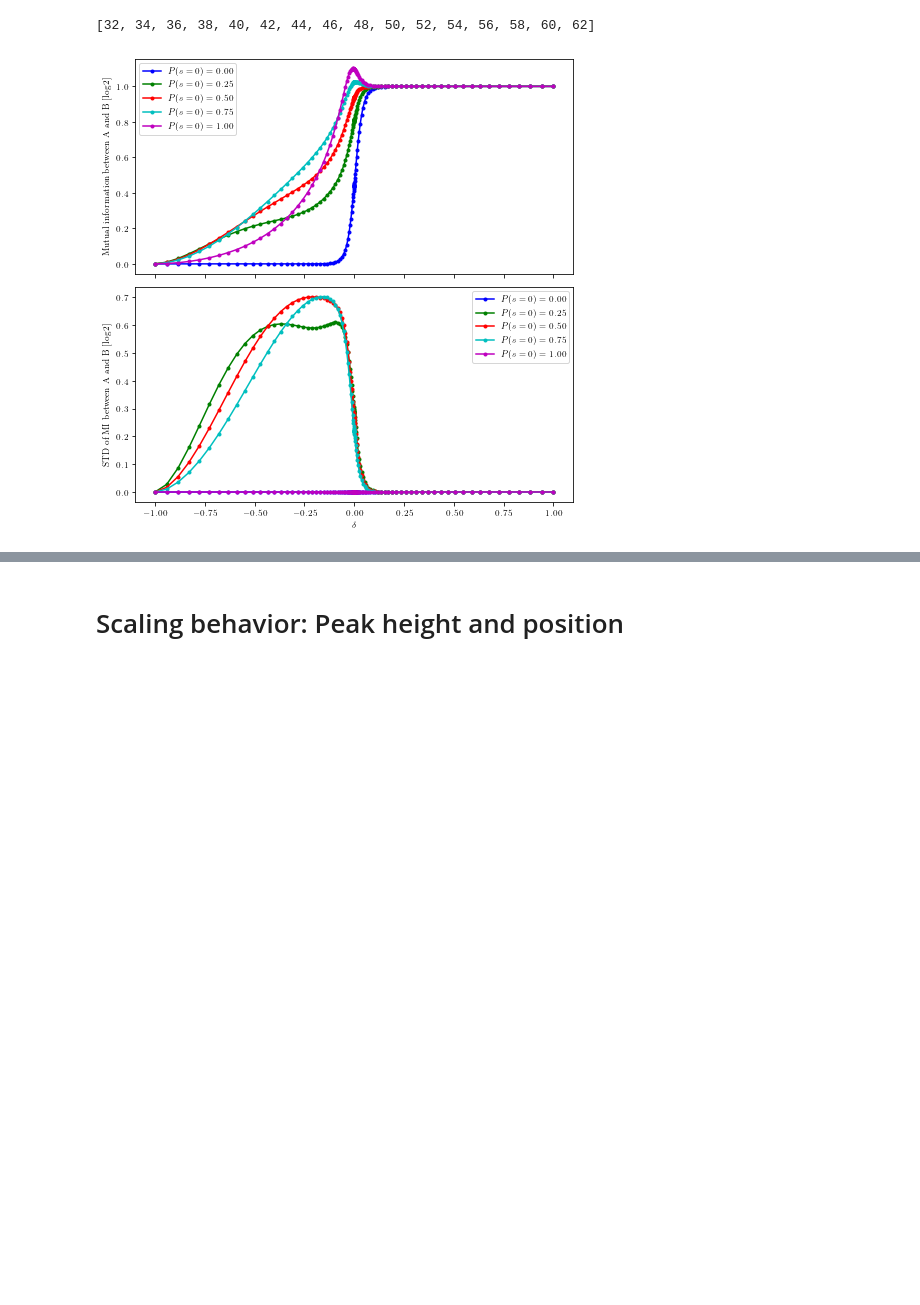
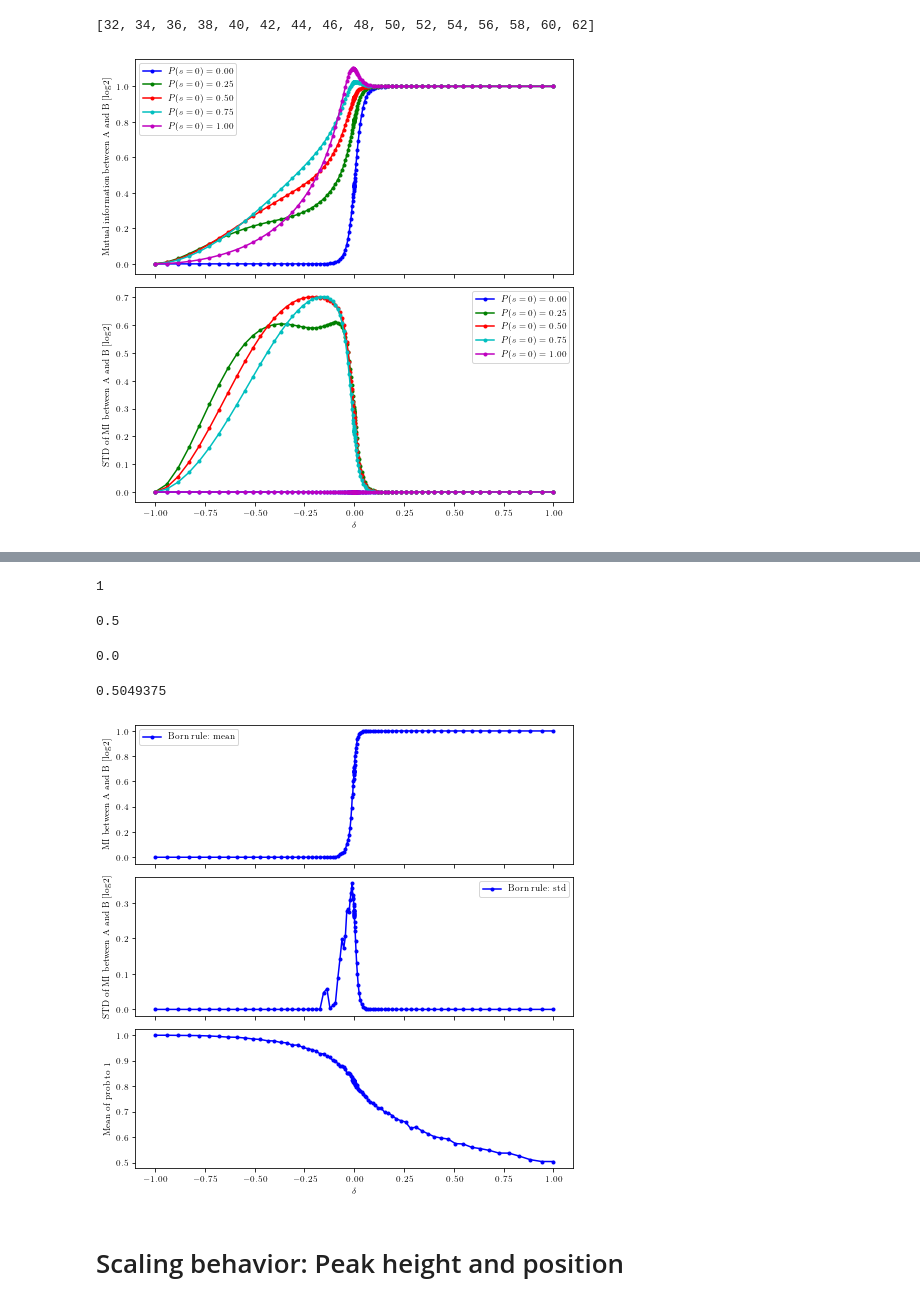
Before and after one commit to hainingpan/SPT, a Jupyter notebook: test_Majorana_chain.ipynb, the cells around one changed output, grey strips where cells are left out. Drawn from its saved outputs; the diff is of its cells as text; code cells hidden in the pictures; blank space fills up the shorter version.

Commit message:
add Born rule

```diff
--- a/test_Majorana_chain.ipynb
+++ b/test_Majorana_chain.ipynb
@@ -463,6 +463,19 @@ class Params:
             if s == 0 or s ==1:
                 self.measure(s,position,position+1)
 
+    def measure_all_born(self,proj_range=None):
+        if proj_range is None:
+            proj_range=np.arange(int(self.L/2),self.L,2)
+
+        self.covariance_matrix_m()
+        for i in proj_range:
+            P_0=(self.C_m_history[-1][i,i+1]+1)/2
+            # print(P_0)
+            if np.random.rand() < P_0:
+                self.measure(0,i,i+1)
+            else:
+                self.measure(1,i,i+1)
+
     def measure_all_random(self,batchsize,proj_range):
         # self.i_history=[]
         # self.s_history=[]
@@ -2131,3 +2209,50 @@ def mutual_info_all_run(batchsize):
+# %%
+len(params.C_m_history)
+# %% [output]
+1
+# %%
+(1+params.C_m_history[-1][0,1])/2
+# %% [output]
+0.5
+# %%
+(1-params.C_m_history[-1][2,3])/2
+# %% [output]
+0.0
+# %%
+with open('/mnt/d/kitp/Rp_SPT/5/mutual_info_Born_En1000.pickle','rb') as f:
+    delta_dict_para,mutual_info_dis_dict_para,s_history_dis_dict_para=pickle.load(f)
+# %%
+np.mean(s_history_dis_dict_para[0][-1])
+# %% [output]
+0.5049375
+# %%
+fig,axs=plt.subplots(3,1,figsize=(6.8,6.8),sharex=True)
+colorlist='bgrcmyk'
+ax=axs[0]
+for i,color in zip(delta_dict_para.keys(),colorlist):
+    ax.plot(delta_dict_para[i],np.array(mutual_info_dis_dict_para[i]).mean(axis=1)/np.log(2),'.-',label='Born rule: mean'.format(i),color=color)
+
+ax.legend()
+# ax.set_xlabel(r'$\delta$')
+ax.set_ylabel(r'MI between A and B [$\log2$]')
+
+ax=axs[1]
+for i,color in zip(delta_dict_para.keys(),colorlist):
+    ax.plot(delta_dict_para[i],np.array(mutual_info_dis_dict_para[i]).std(axis=1)/np.log(2),'.-',label='Born rule: std'.format(i),color=color)
+ax.set_ylabel(r'STD of MI between A and B [$\log2$]')
+
+ax.legend()
+ax=axs[2]
+for i,color in zip(delta_dict_para.keys(),colorlist):
+    ax.plot(delta_dict_para[i],np.mean(s_history_dis_dict_para[i],axis=(1,2)),'.-',color=color)
+
+ax.set_ylabel(r'Mean of prob to 1')
+
+ax.set_xlabel(r'$\delta$')
+fig.tight_layout()
+# fig.savefig('/mnt/d/kitp/Rp_SPT/5/mutual_info_position_En{:d}.pdf'.format(es),bbox_inches='tight')
+# %% [output]
+[figure, added]
 # %% [markdown]
 # Scaling behavior: Peak height and position
 # %% [markdown]
```
Also changed, not shown: parts of 10 cells of this notebook, 3 other files.
